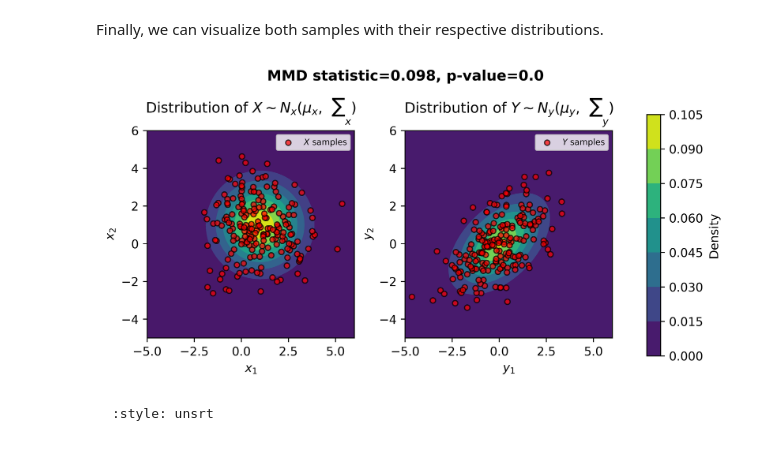
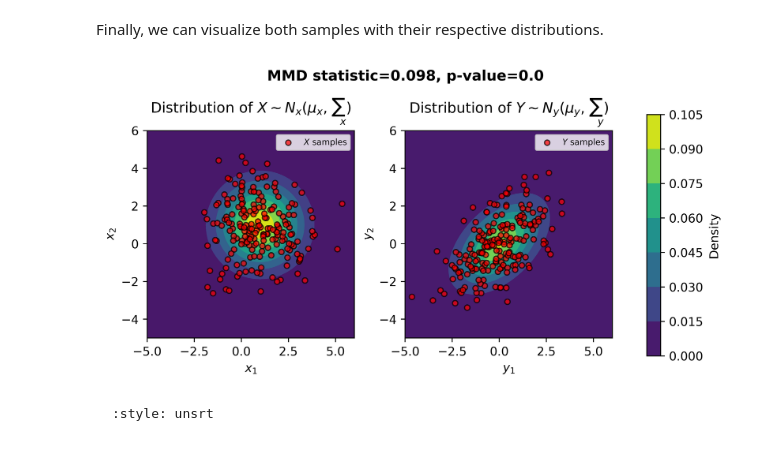
Before and after one commit to IFCA-Advanced-Computing/frouros, a Jupyter notebook: examples/unsupervised/MMD_simple.ipynb, the cells around one changed output. Saved outputs shown, nothing was run; the diff lists cells and outputs as text; code cells hidden in the pictures.

Commit message:
Change qquad by quad in unsupervised MMD simple example

````diff
--- a/examples/unsupervised/MMD_simple.ipynb
+++ b/examples/unsupervised/MMD_simple.ipynb
@@ -138,42 +138,42 @@ alpha = 0.7
 marker_size = 20
 
 CS1 = ax1.contourf(x1, x2, px_grid)
-ax1.set_title("Distribution of $X \sim N_{x}(\mu_{x}, \sum_{\qquad x})$", pad=15)
+ax1.set_title("Distribution of $X \sim N_{x}(\mu_{x}, \sum_{\quad x})$", pad=15)
 ax1.set_ylabel('$x_2$')
 ax1.set_xlabel('$x_1$')
 ax1.set_aspect('equal')
 ax1.scatter(X_ref[:, 0], X_ref[:, 1],
             label="$X$ samples",
             marker=marker,
             facecolor=facecolor,
             edgecolor=edgecolor,
             alpha=alpha,
             s=marker_size)
 ax1.legend(fontsize=7)
 
 CS2 = ax2.contourf(x1, x2, qy_grid)
-ax2.set_title("Distribution of $Y \sim N_{y}(\mu_{y}, \sum_{\qquad y})$", pad=15)
+ax2.set_title("Distribution of $Y \sim N_{y}(\mu_{y}, \sum_{\quad y})$", pad=15)
 ax2.set_xlabel('$y_1$')
 ax2.set_ylabel('$y_2$')
 ax2.set_aspect('equal')
 ax2.scatter(X_test[:, 0], X_test[:, 1],
             label="$Y$ samples",
             marker=marker,
             facecolor=facecolor,
             edgecolor=edgecolor,
             alpha=alpha,
             s=marker_size)
 ax2.legend(fontsize=7)
 
 fig.subplots_adjust(right=0.8,
                     wspace=0.245)
 cbar_ax = fig.add_axes([0.85, 0.15, 0.02, 0.7])
 cbar = fig.colorbar(CS2, cax=cbar_ax)
 cbar.ax.set_ylabel('Density')
 plt.suptitle(f"MMD statistic={round(mmd, 3)}, p-value={round(p_value, 3)}", y=0.98, fontweight="bold")
 plt.show()
 # %% [output]
-[figure, old version]
+[figure, new version]
 # %% [markdown]
 ```{bibliography}
 :style: unsrt
````
Also changed, not shown: parts of 2 cells of this notebook.
